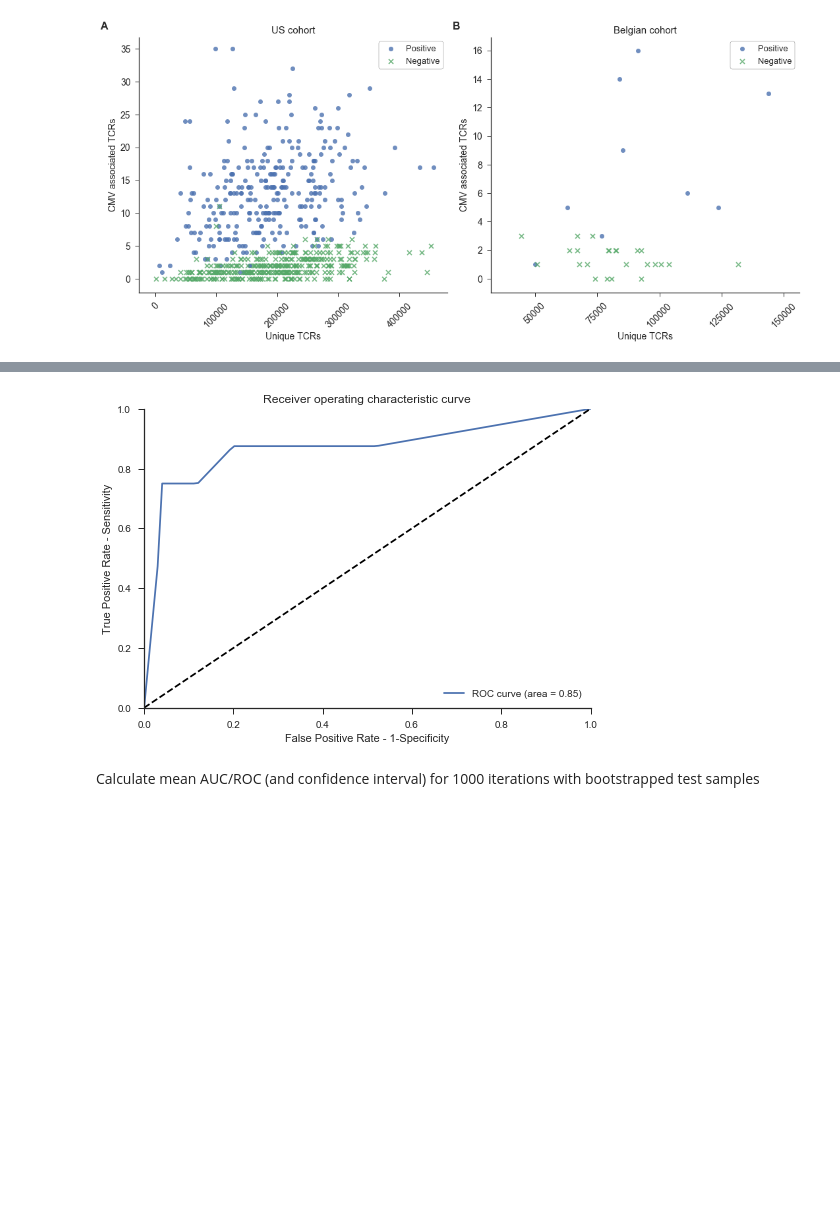
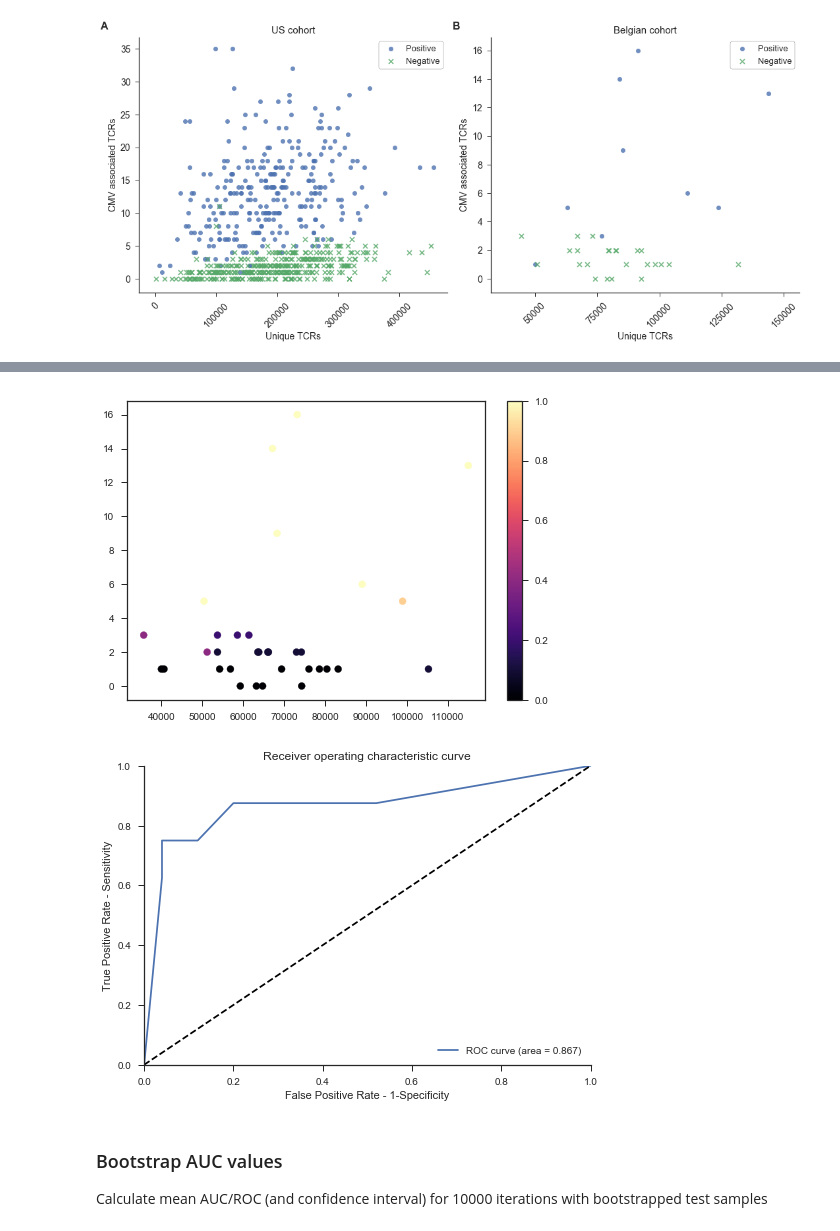
Before and after one commit to NDeNeuter/TCR_CMV_pred, a Jupyter notebook: code/Predict CMV from TCR repertoire.ipynb, the cells around one changed output, grey strips where cells are left out. Cells and saved outputs as stored; diff of their text form; code cells hidden in the pictures; blank space fills up the shorter version.

```diff
--- a/code/Predict CMV from TCR repertoire.ipynb
+++ b/code/Predict CMV from TCR repertoire.ipynb
@@ -180,4 +238,10 @@ for name, rep in reps.items():
         new_reps[name] = rep
 
 reps = new_reps
+
+# identify total number of unique TCRS
+all_tcrs = []
+for ID, rep in reps.items():
+    all_tcrs += rep.TCRs
+print(len(set(all_tcrs)))
 # %% [output]
@@ -375,28 +461,34 @@ plt.show()
 # %%
 # make prediction, calculate predictions' probability and calculate auc value
 y_test_predicted = rfc.predict(X_test)
 y_score = rfc.predict_proba(X_test)[:, 1]
 fpr, tpr, _ = roc_curve(y_test, y_score, pos_label=1)
-original_auc = roc_auc_score(y_test, y_test_predicted)
+original_auc = roc_auc_score(y_test, y_score)
 
-interval = np.linspace(0, 1, 100)
-original_tpr = np.interp(interval, fpr, tpr)
+# plot probability of being CMV seropositive for each sample
+prediction_proba = rfc.predict_proba(X_test)[:, 1]
+plt.scatter(x=X_test['uniques'], y=X_test['TCR_sum'], c=prediction_proba, cmap='magma')
+plt.colorbar()
+plt.savefig('../figures/test_proba_rf.pdf')
+plt.show()
 
 # plot ROC curve
 fig, ax = plt.subplots()
-plt.plot(interval, original_tpr, label='ROC curve (area = {0:.2f})'.format(float(original_auc)))
+plt.plot(fpr, tpr, label='ROC curve (area = {0:.3f})'.format(float(original_auc)))
 plt.plot([0, 1], [0, 1], 'k--')
 plt.xlim([0, 1])
 plt.ylim([0, 1])
 plt.xlabel('False Positive Rate - 1-Specificity')
 plt.ylabel('True Positive Rate - Sensitivity')
 plt.title('Receiver operating characteristic curve')
 plt.legend(loc="lower right")
 ax.spines['right'].set_visible(False)
 ax.spines['top'].set_visible(False)
-plt.savefig('../Figures/auc.pdf')
+plt.savefig('../figures/auc_test_rf.pdf')
 plt.show()
 # %% [output]
-[figure, old version]
+[figure, new version]
+[figure, added]
 # %% [markdown]
-Calculate mean AUC/ROC (and confidence interval) for 1000 iterations with bootstrapped test samples
+### Bootstrap AUC values
+Calculate mean AUC/ROC (and confidence interval) for 10000 iterations with bootstrapped test samples
```
Also changed, not shown: parts of 27 cells of this notebook, 11 other files.
